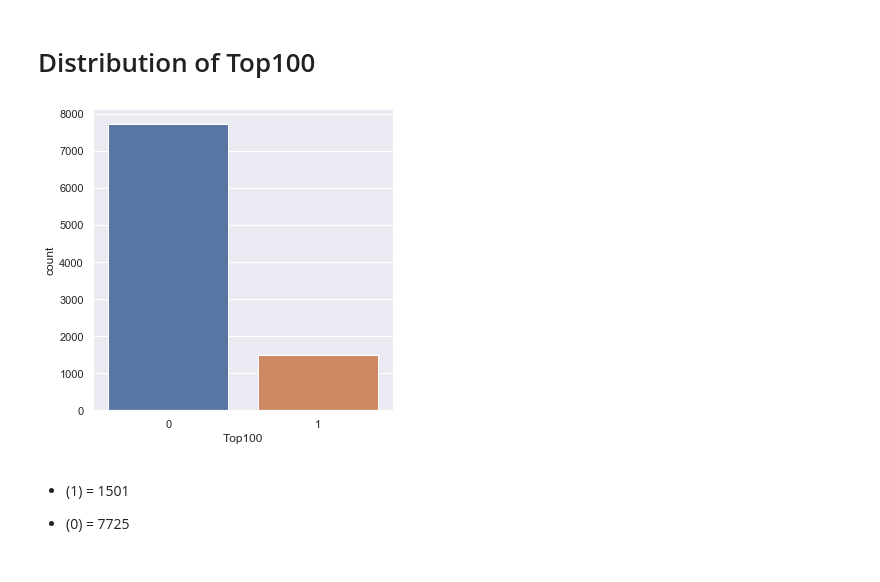
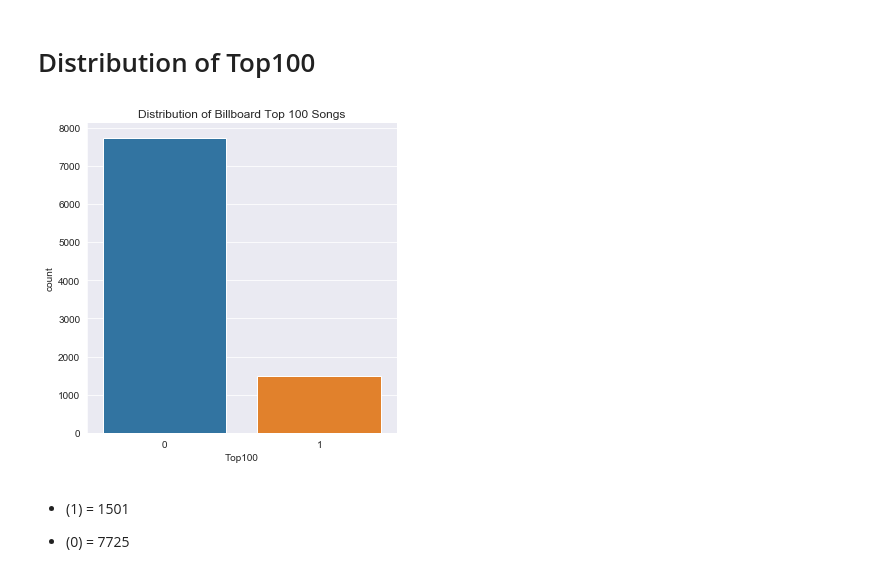
Before and after one commit to siddgood/billboard-hit-prediction, a Jupyter notebook: notebooks/eda.ipynb, the cells around one changed output. Drawn from its saved outputs; the diff is of its cells as text; code cells hidden in the pictures.

```diff
--- a/notebooks/eda.ipynb
+++ b/notebooks/eda.ipynb
@@ -3,6 +3,7 @@ import pandas as pd
 import numpy as np
 import matplotlib.pyplot as plt
 import seaborn as sns
+sns.set_style('darkgrid')
 # %%
 df = pd.read_csv('../data/songs_complete_data.csv', index_col=0)
 # %%
@@ -19,9 +20,11 @@ df.head()
 # Distribution of Top100
 # %%
 fig1 = sns.catplot(x="Top100", kind="count", data=df)
+fig1.set(title='Distribution of Billboard Top 100 Songs')
+fig1.savefig("../images/data-distribution.png")
 plt.show()
 # %% [output]
-[figure, old version]
+[figure, new version]
 # %% [markdown]
 * (1) = 1501
 
```
Also changed, not shown: parts of 10 cells of this notebook.
